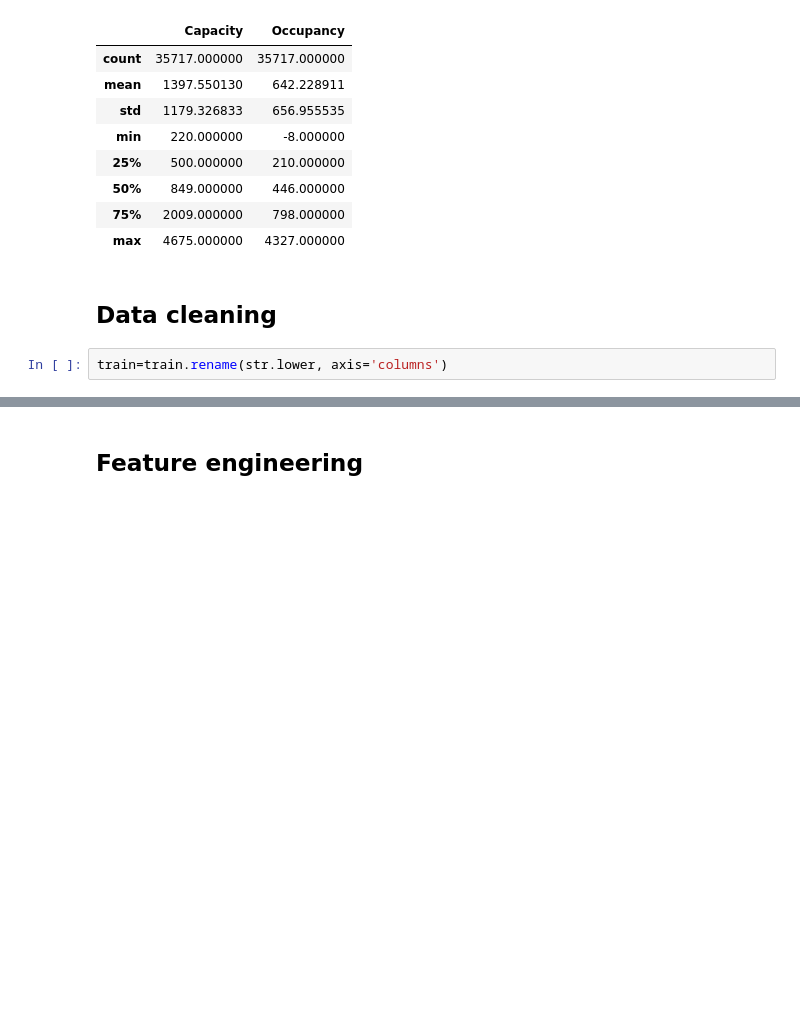
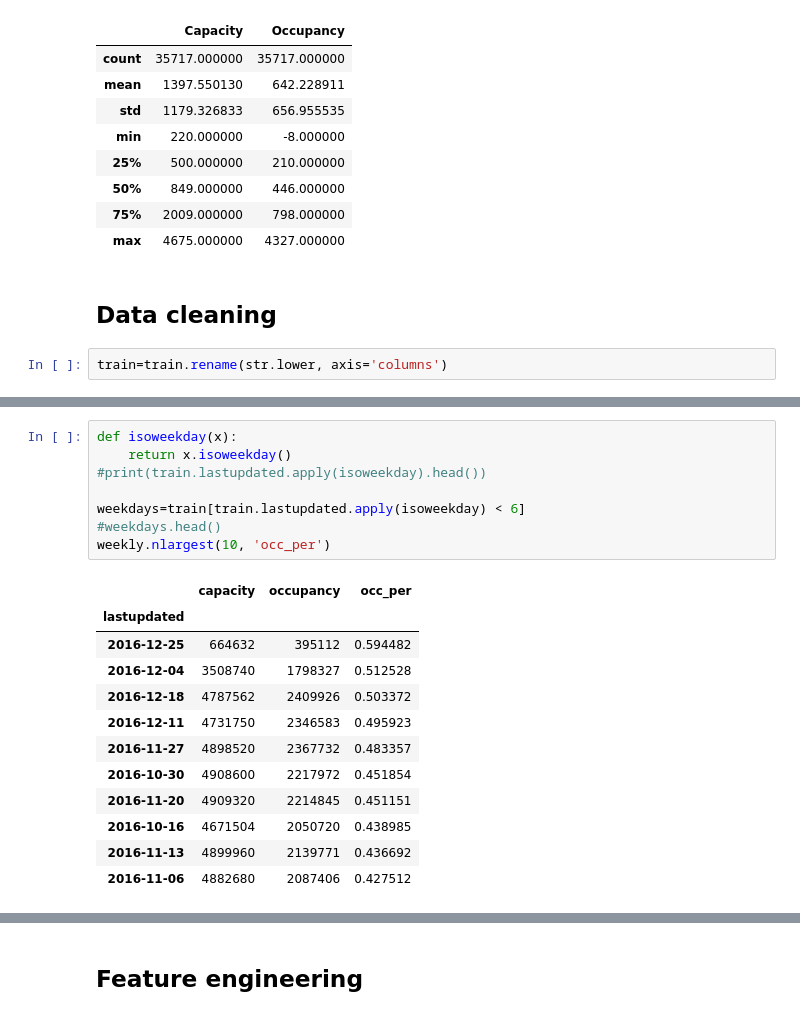
Before and after one commit to shobhitshah/parking-birmingham, a Jupyter notebook: scripts/parking-birmingham.ipynb, the cells around one changed output, grey strips where cells are left out. Drawn from its saved outputs; the diff is of its cells as text; blank space fills up the shorter version.

```diff
--- a/scripts/parking-birmingham.ipynb
+++ b/scripts/parking-birmingham.ipynb
@@ -44,0 +62,21 @@ dtype: object
+# %%
+def isoweekday(x):
+    return x.isoweekday()
+#print(train.lastupdated.apply(isoweekday).head())
+
+weekdays=train[train.lastupdated.apply(isoweekday) < 6]
+#weekdays.head()
+weekly.nlargest(10, 'occ_per')
+# %% [output]
+|  | capacity | occupancy | occ_per |
+| lastupdated |  |  |  |
+| 2016-12-25 | 664632 | 395112 | 0.594482 |
+| 2016-12-04 | 3508740 | 1798327 | 0.512528 |
+| 2016-12-18 | 4787562 | 2409926 | 0.503372 |
+| 2016-12-11 | 4731750 | 2346583 | 0.495923 |
+| 2016-11-27 | 4898520 | 2367732 | 0.483357 |
+| 2016-10-30 | 4908600 | 2217972 | 0.451854 |
+| 2016-11-20 | 4909320 | 2214845 | 0.451151 |
+| 2016-10-16 | 4671504 | 2050720 | 0.438985 |
+| 2016-11-13 | 4899960 | 2139771 | 0.436692 |
+| 2016-11-06 | 4882680 | 2087406 | 0.427512 |
```
Also changed, not shown: parts of 13 cells of this notebook.
